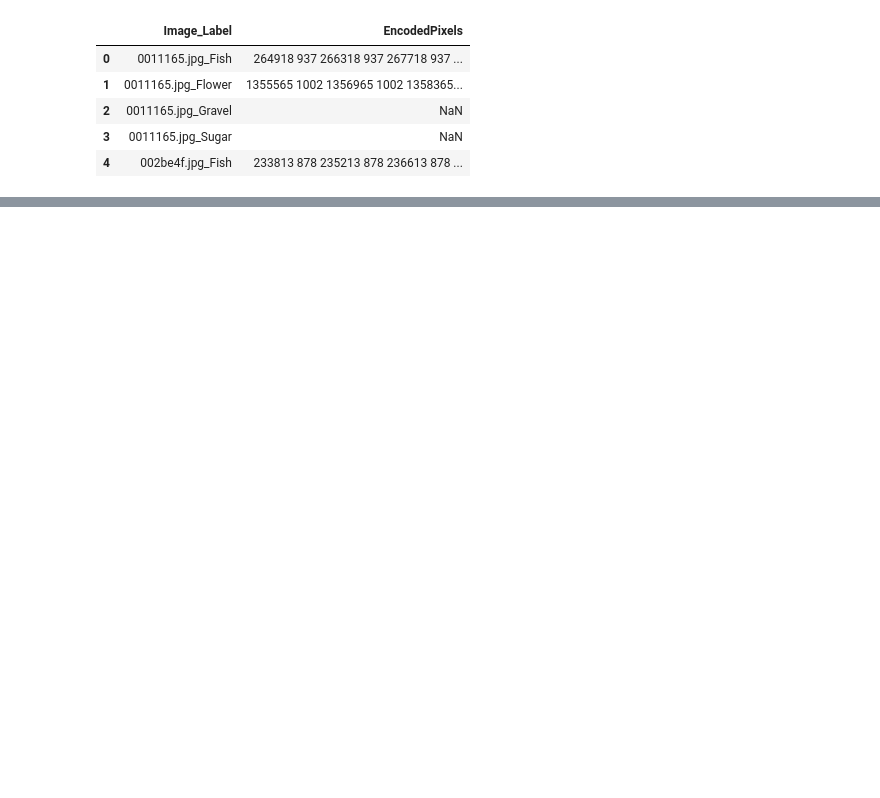
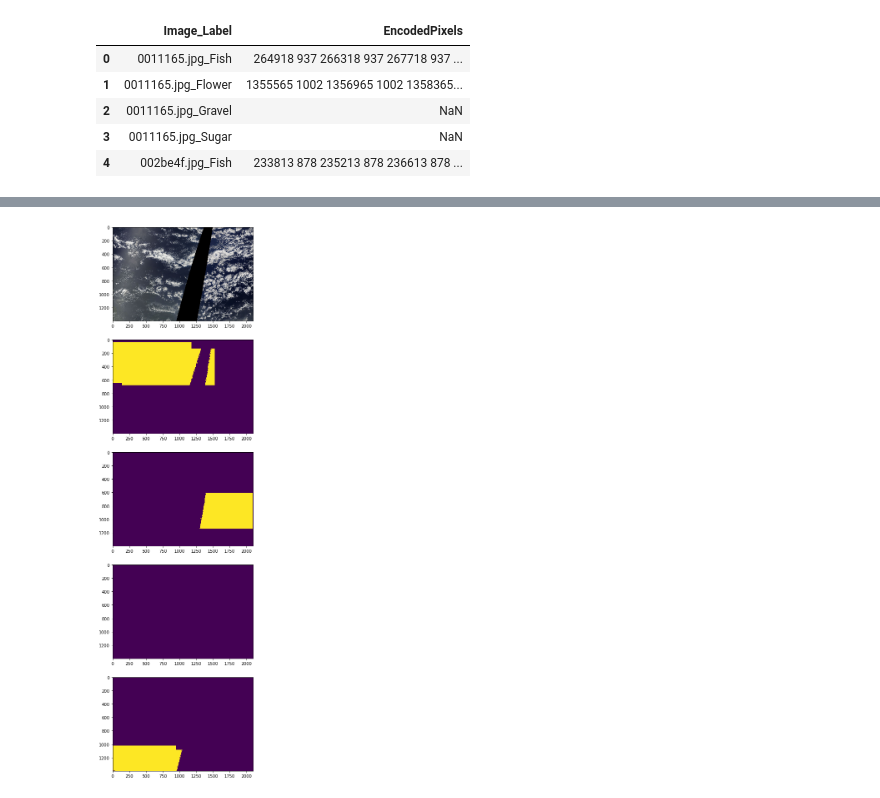
Before and after one commit to khornlund/understanding-cloud-organization, a Jupyter notebook: notebook/eda.ipynb, the cells around one changed output, grey strips where cells are left out. Cells and saved outputs as stored; diff of their text form; code cells hidden in the pictures; blank space fills up the shorter version.

```diff
--- a/notebook/eda.ipynb
+++ b/notebook/eda.ipynb
@@ -38,5 +40,5 @@ plt.imshow(img)
 # %%
-train_csv = Path('../data/raw/train.csv')
+train_csv = DATA_DIR / 'train.csv'
 df = pd.read_csv(train_csv)
 df.head()
 # %% [output]
@@ -60,3 +62,28 @@ df.head()
 | 0031ae9.jpg | 3510 690 4910 690 6310 690 7710 6... | 2047 703 3447 703 4847 703 6247 7... | NaN | 658170 388 659570 388 660970 388 ... | 3 |
 | 0035239.jpg | NaN | 100812 462 102212 462 103612 462 ... | 65400 380 66800 380 68200 380 696... | NaN | 2 |
 | 003994e.jpg | 2367966 18 2367985 2 2367993 8 23... | NaN | 353317 416 354717 416 356117 416 ... | 28011 489 29411 489 30811 489 322... | 3 |
+# %%
+tsfm = A.Compose([
+
+    # ToTensorV2()
+])
+
+def to_numpy(img):
+    img = T.ToPILImage()(img)
+    return np.array(img)
+# %%
+ds = CloudDatasetTrainVal(df, DATA_DIR, tsfm, True)
+# %%
+random_idx = np.random.choice(np.arange(df.shape[0]))
+img, mask = ds[random_idx]
+# img, mask = to_pil(img), to_pil(mask)
+
+fig, ax = plt.subplots(5, 1, figsize=(12, 24))
+ax[0].imshow(img)
+ax[1].imshow(mask[:, :, 0])
+ax[2].imshow(mask[:, :, 1])
+ax[3].imshow(mask[:, :, 2])
+ax[4].imshow(mask[:, :, 3])
+plt.show()
+# %% [output]
+[figure, added]
```
Also changed, not shown: parts of 7 cells of this notebook, 22 other files.
